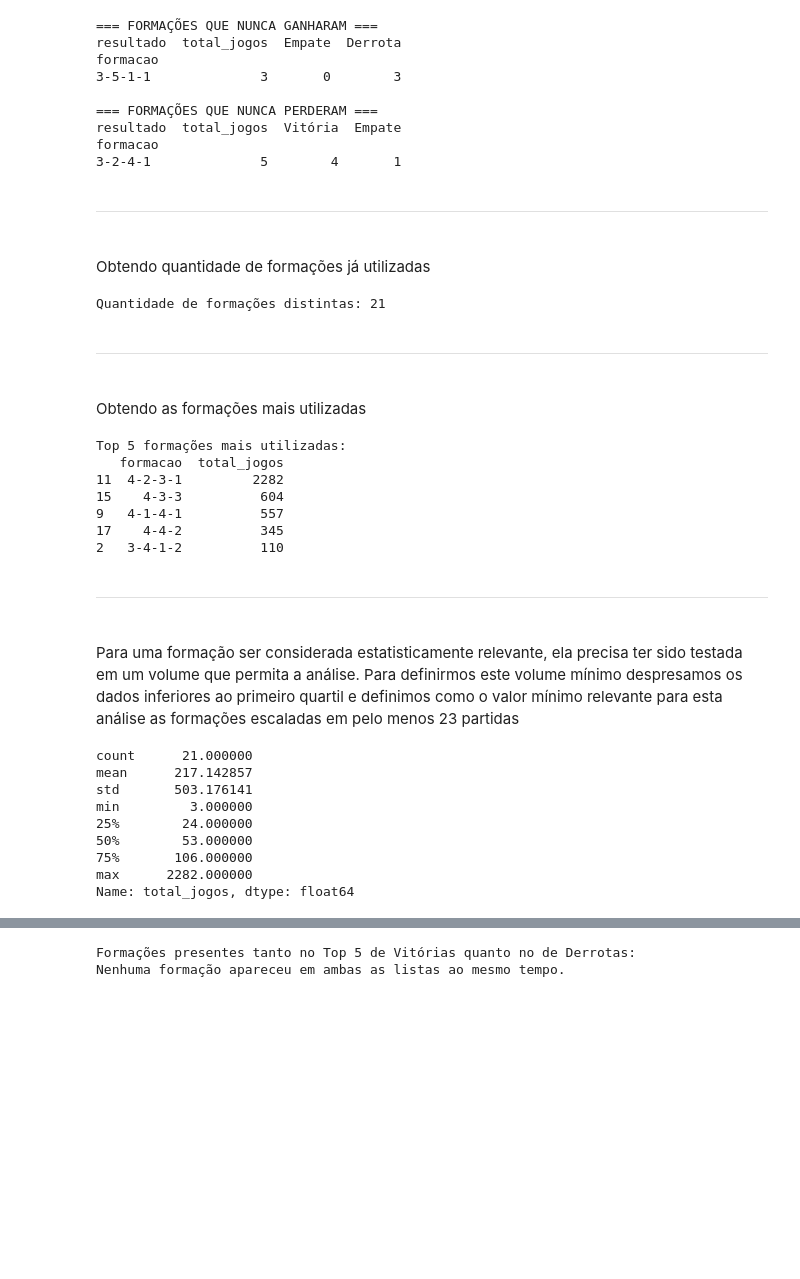
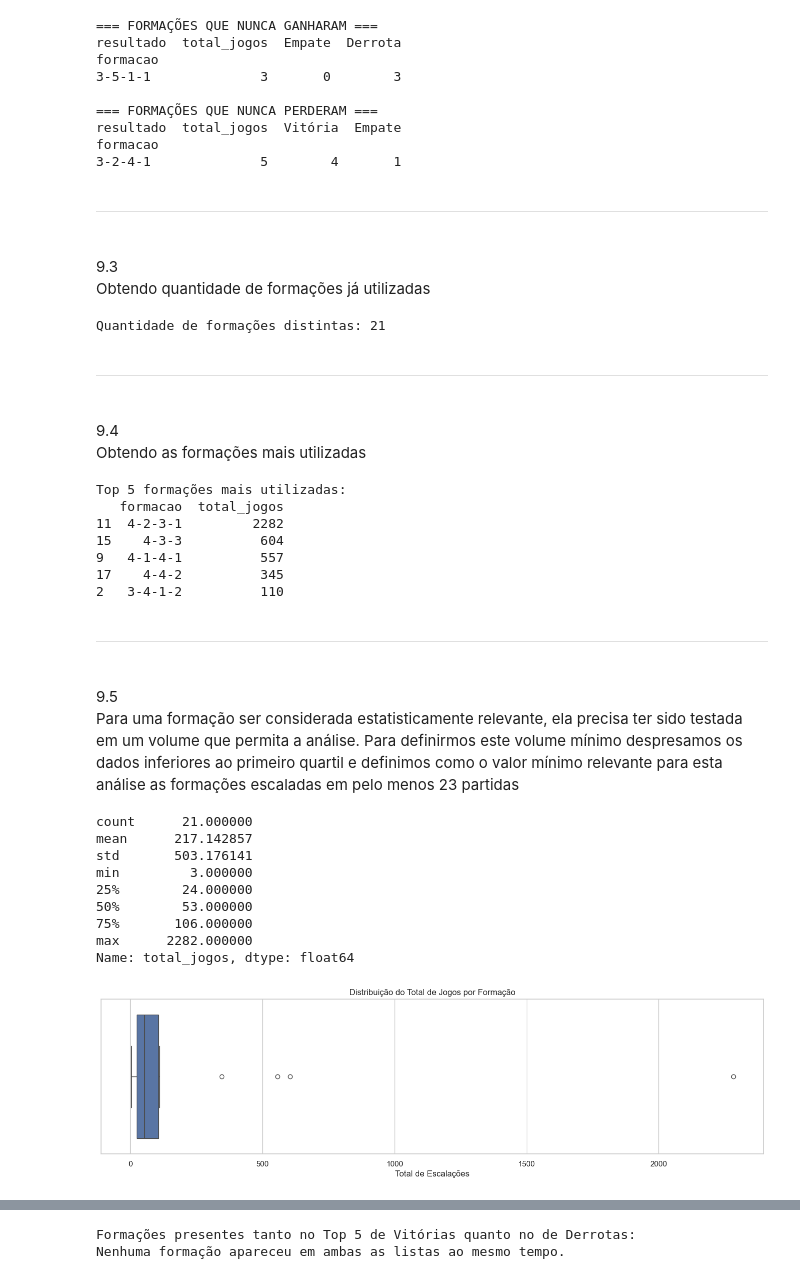
Before and after one commit to CharleneSantos/Caixaverso-FC5, a Jupyter notebook: notebooks/analises.ipynb, the cells around one changed output, grey strips where cells are left out. Saved outputs shown, nothing was run; the diff lists cells and outputs as text; code cells hidden in the pictures; blank space fills up the shorter version.

```diff
--- a/notebooks/analises.ipynb
+++ b/notebooks/analises.ipynb
@@ -1257,6 +1355,8 @@ formacao
 3-2-4-1              5        4       1
 # %% [markdown]
 <hr>
+<br>
+9.3
 <br>Obtendo quantidade de formações já utilizadas
 # %%
 print(f'Quantidade de formações distintas: {len(df_formacao['formacao'].unique())}')
@@ -1264,6 +1364,8 @@ print(f'Quantidade de formações distintas: {len(df_formacao['formacao'].unique
 Quantidade de formações distintas: 21
 # %% [markdown]
 <hr>
+<br>
+9.4
 <br>Obtendo as formações mais utilizadas
 # %%
 contagem_formacoes = df_formacao.groupby('formacao')['resultado'].count().reset_index(name='total_jogos')
@@ -1283,17 +1385,27 @@ Top 5 formações mais utilizadas:
 # %% [markdown]
 <hr>
 <br>
+9.5
+<br>
 Para uma formação ser considerada estatisticamente relevante, ela precisa ter sido testada em um volume que permita a análise. Para definirmos este volume mínimo despresamos os dados inferiores ao primeiro quartil e definimos como o valor mínimo relevante para esta análise as formações escaladas em pelo menos 23 partidas
 # %%
 # Ver a descrição estatística do volume de jogos
 print(contagem_formacoes['total_jogos'].describe())
+
+plt.figure(figsize=(17, 4))
+
+sns.boxplot(x=contagem_formacoes['total_jogos'])
+plt.title("Distribuição do Total de Jogos por Formação")
+plt.xlabel("Total de Escalações")
+plt.show()
 # %% [output]
 count      21.000000
 mean      217.142857
 std       503.176141
 min         3.000000
 25%        24.000000
 50%        53.000000
 75%       106.000000
 max      2282.000000
 Name: total_jogos, dtype: float64
+[figure, added]
```
Also changed, not shown: parts of 108 cells of this notebook, 1 other file.
